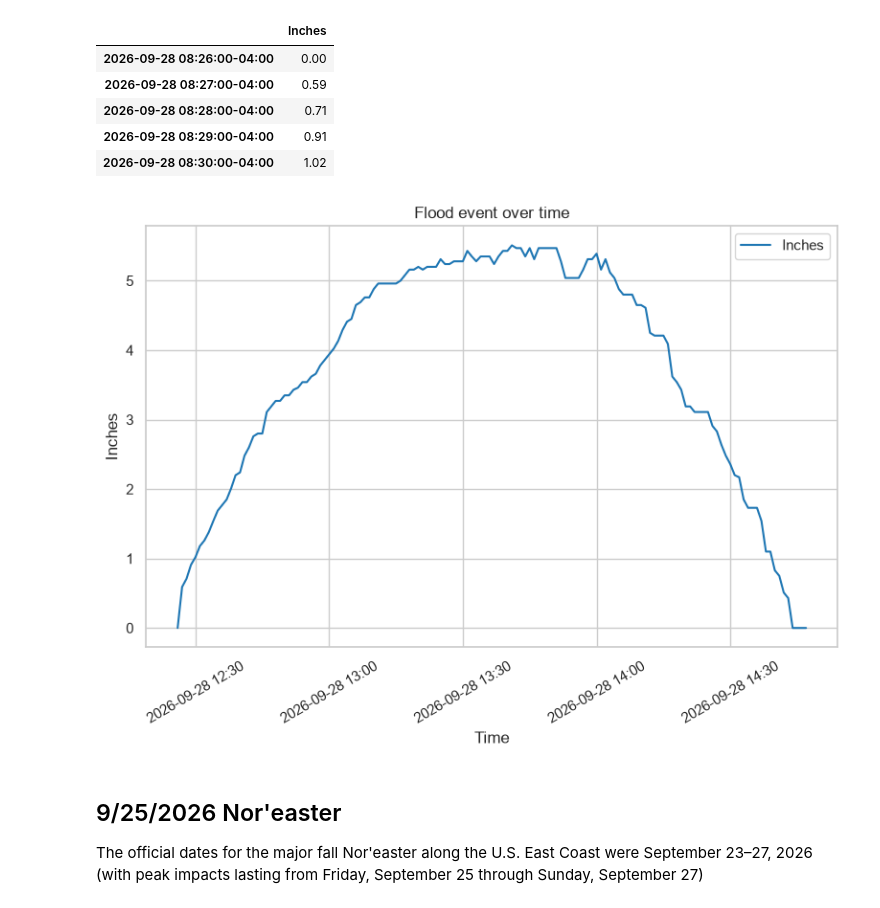
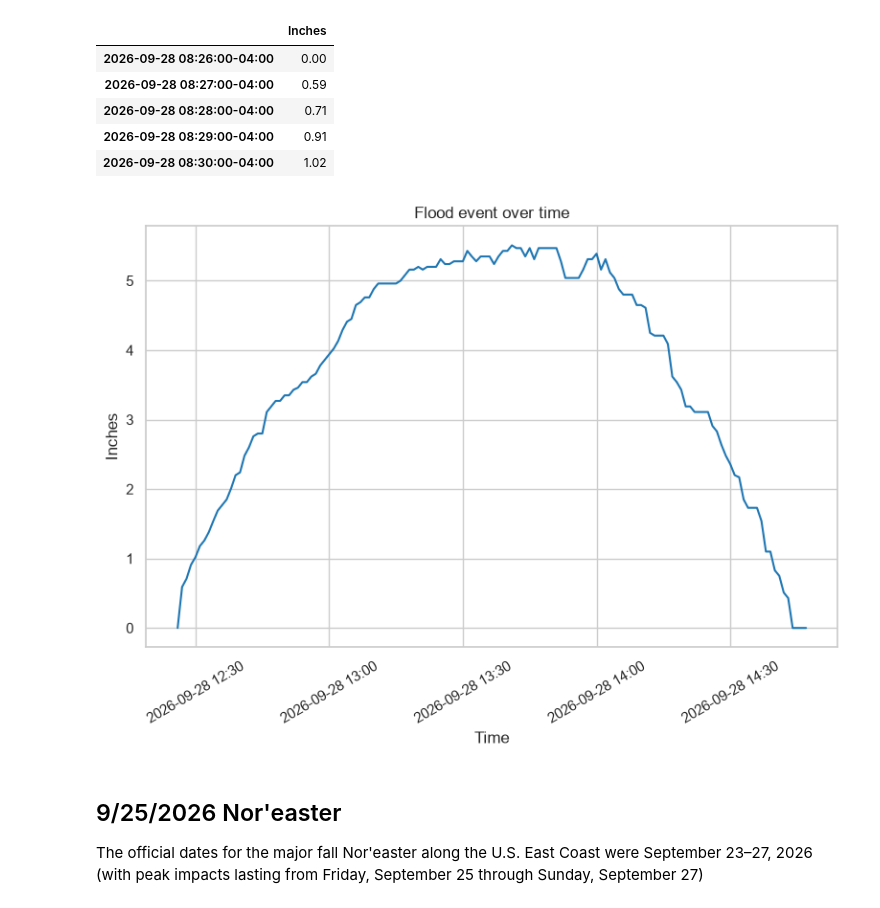
Before and after one commit to peterjakubowski/FloodNet-NYC-Street-Flooding, a Jupyter notebook: notebooks/floodnet_nyc_street_flooding.ipynb, the cells around one changed output. Cells and saved outputs as stored; diff of their text form; code cells hidden in the pictures.

```diff
--- a/notebooks/floodnet_nyc_street_flooding.ipynb
+++ b/notebooks/floodnet_nyc_street_flooding.ipynb
@@ -76,6 +76,7 @@ df_metadata['Tidally Influenced'] = df_metadata['Tidally Influenced'].map({"No":
 df_metadata['Deployed'] = df_metadata['Date Removed'].isnull()
 # %%
 df_metadata['Date Installed Year'] = df_metadata['Date Installed'].dt.year
+df_metadata['Date Removed Year'] = df_metadata['Date Removed'].dt.year
 # %%
 # Convert timezone for flood start and end times from GMT (UTC) to Eastern (America/New_York).
 df_events["Flood Start Datetime (America/New_York)"] = pd.to_datetime(df_events["Flood Start Datetime (GMT)"], utc=True).dt.tz_convert('America/New_York')
@@ -697,15 +722,15 @@ resampled_latest_flood_event_time_series_df.head()
 # %%
 fig, ax = plt.subplots(figsize=(8, 6))
 plt.title("Flood event over time")
-sns.lineplot(data=resampled_latest_flood_event_time_series_df, ax=ax)
+sns.lineplot(data=resampled_latest_flood_event_time_series_df, ax=ax, legend=False)
 ax.xaxis.set_major_formatter(mdates.DateFormatter("%Y-%m-%d %H:%M"))
 ax.tick_params(axis='x', rotation=30)
 plt.xlabel("Time")
 plt.ylabel("Inches")
 plt.tight_layout()
 plt.show()
 # %% [output]
-[figure, old version]
+[figure, new version]
 # %% [markdown]
 ## 9/25/2026 Nor'easter
 
```
Also changed, not shown: parts of 17 cells of this notebook.
